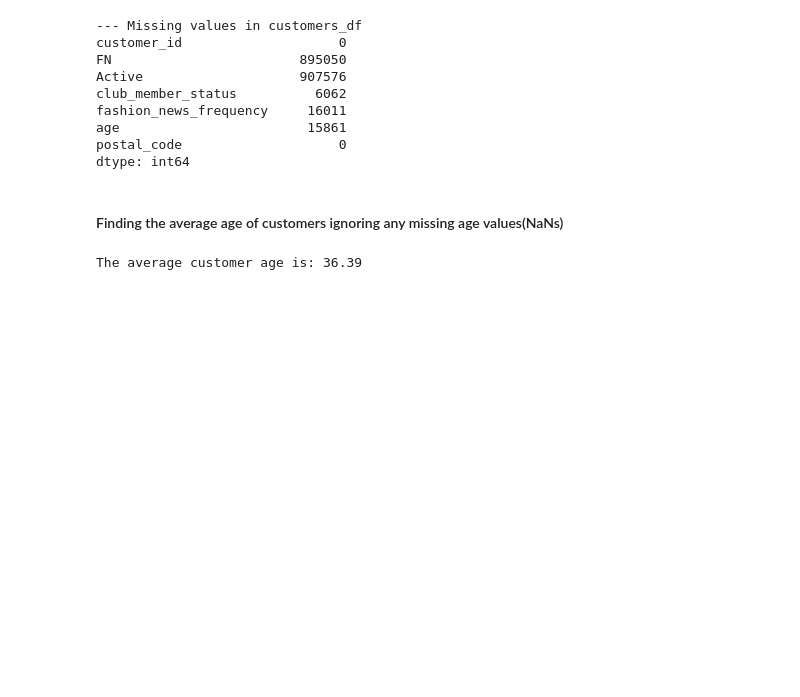
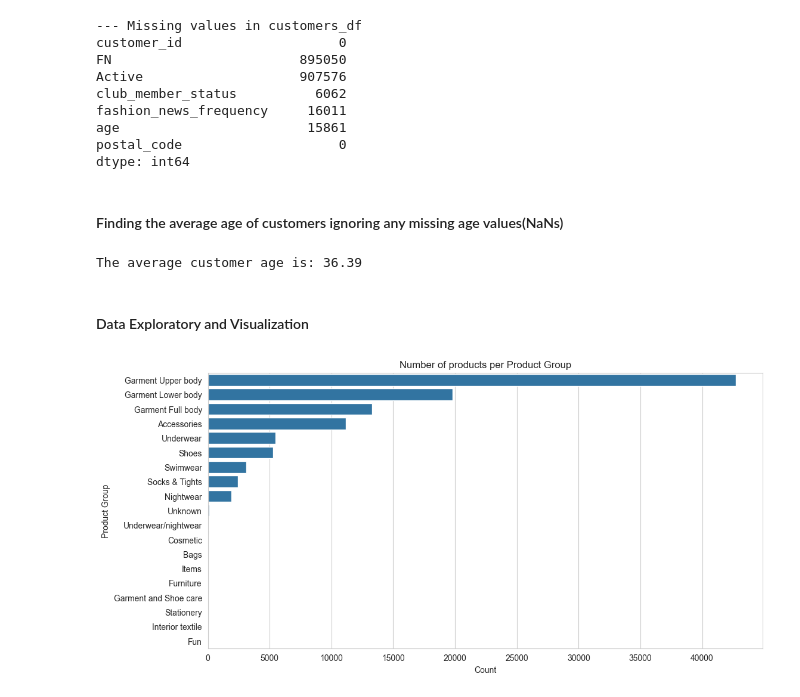
Before and after one commit to Damitan-dev/AI--Fashion-Recommender-2.0, a Jupyter notebook: notebooks/01-initial-data-exploration.ipynb, the cells around one changed output. Drawn from its saved outputs; the diff is of its cells as text; code cells hidden in the pictures; blank space fills up the shorter version.

Commit message:
feat(notebook) : Add initial visualizations for product and customer data

```diff
--- a/notebooks/01-initial-data-exploration.ipynb
+++ b/notebooks/01-initial-data-exploration.ipynb
@@ -101,3 +105,27 @@ average_age = np.nanmean(ages)
 print(f"\nThe average customer age is: {average_age:.2f}")
 # %% [output]
 The average customer age is: 36.39
+# %% [markdown]
+#### Data Exploratory and Visualization
+# %%
+#Set  a style for seaborn plots
+sns.set_style('whitegrid')
+
+
+# Set the size of the plot
+plt.figure(figsize=(12,6))
+
+#Create the count plot
+sns.countplot(y=articles_df['product_group_name'], order=articles_df['product_group_name'].value_counts().index)
+
+
+#Add titles and labels
+plt.title('Number of products per Product Group')
+plt.xlabel('Count')
+plt.ylabel('Product Group')
+
+
+# Show the plot
+plt.show()
+# %% [output]
+[figure, added]
```
Also changed, not shown: parts of 5 cells of this notebook, 3 other files.
